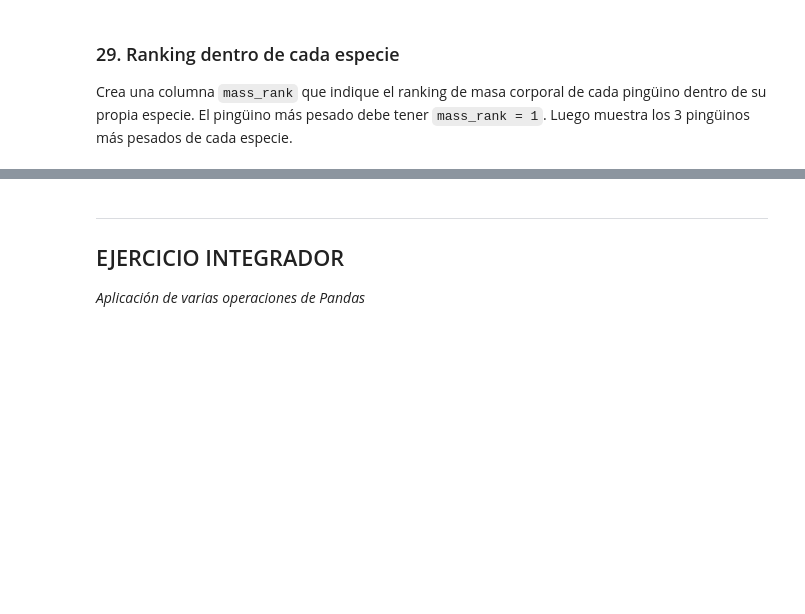
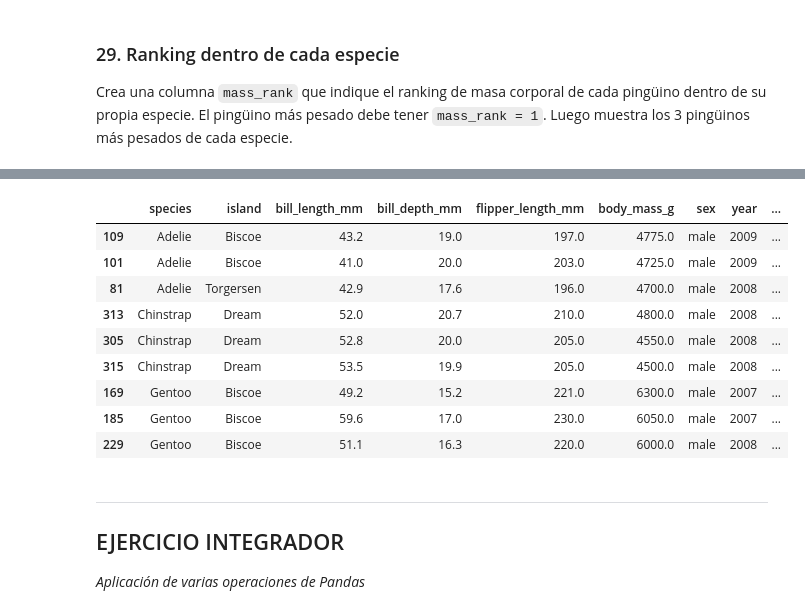
Before and after one commit to marcell-llerena/dataengineer-g1, a Jupyter notebook: fundamentos_pandas/notebooks/09_practica_penguins.ipynb, the cells around one changed output, grey strips where cells are left out. Cells and saved outputs as stored; diff of their text form; code cells hidden in the pictures; blank space fills up the shorter version.

```diff
--- a/fundamentos_pandas/notebooks/09_practica_penguins.ipynb
+++ b/fundamentos_pandas/notebooks/09_practica_penguins.ipynb
@@ -217,3 +365,16 @@ Crea una columna `mass_rank` que indique el ranking de masa corporal de cada pin
+# %%
+df[df["mass_rank"] <= 3].sort_values(["species", "mass_rank"])
+# %% [output]
+|  | species | island | bill_length_mm | bill_depth_mm | flipper_length_mm | body_mass_g | sex | year | ... |
+| 109 | Adelie | Biscoe | 43.2 | 19.0 | 197.0 | 4775.0 | male | 2009 | ... |
+| 101 | Adelie | Biscoe | 41.0 | 20.0 | 203.0 | 4725.0 | male | 2009 | ... |
+| 81 | Adelie | Torgersen | 42.9 | 17.6 | 196.0 | 4700.0 | male | 2008 | ... |
+| 313 | Chinstrap | Dream | 52.0 | 20.7 | 210.0 | 4800.0 | male | 2008 | ... |
+| 305 | Chinstrap | Dream | 52.8 | 20.0 | 205.0 | 4550.0 | male | 2008 | ... |
+| 315 | Chinstrap | Dream | 53.5 | 19.9 | 205.0 | 4500.0 | male | 2008 | ... |
+| 169 | Gentoo | Biscoe | 49.2 | 15.2 | 221.0 | 6300.0 | male | 2007 | ... |
+| 185 | Gentoo | Biscoe | 59.6 | 17.0 | 230.0 | 6050.0 | male | 2007 | ... |
+| 229 | Gentoo | Biscoe | 51.1 | 16.3 | 220.0 | 6000.0 | male | 2008 | ... |
 # %% [markdown]
 ---
 ## EJERCICIO INTEGRADOR
```
Also changed, not shown: parts of 18 cells of this notebook.
